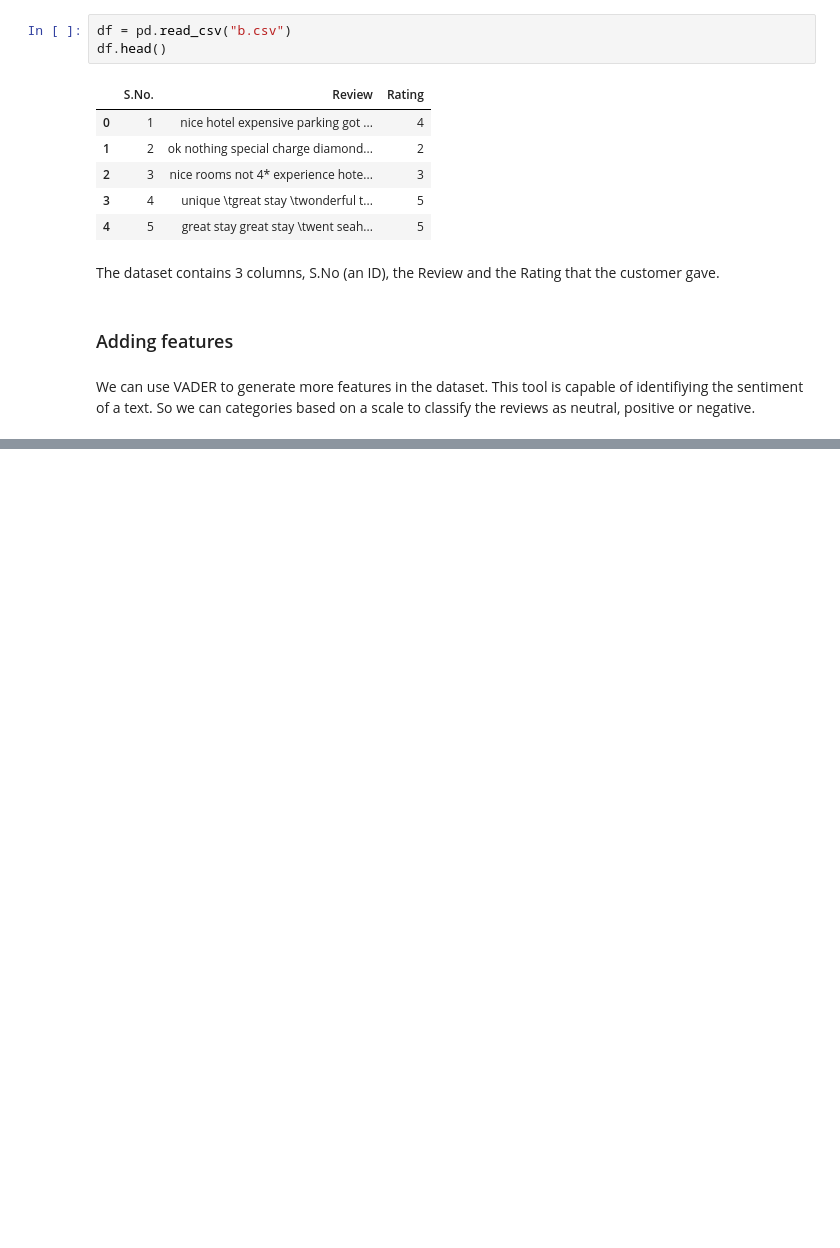
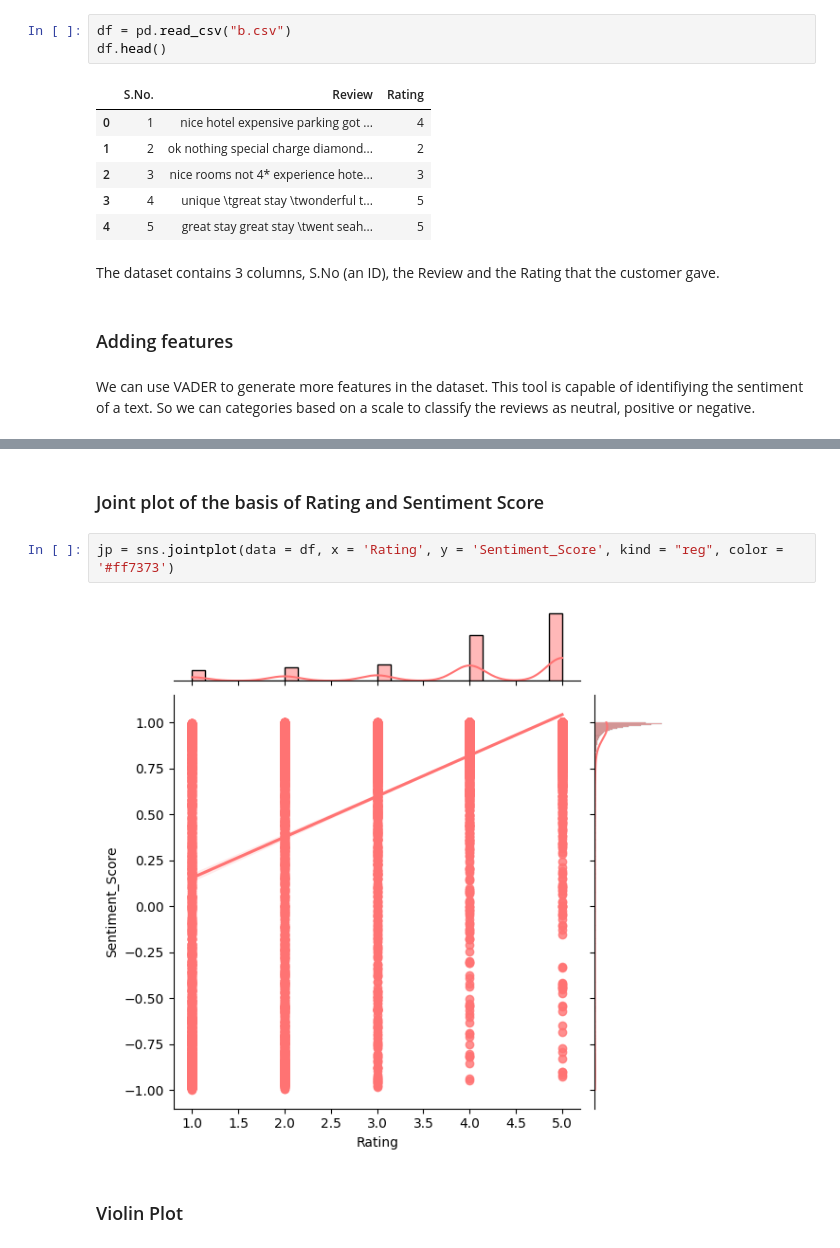
Before and after one commit to adrinoca/Tripadvisor-ML, a Jupyter notebook: tripadvisor_analysis.ipynb, the cells around one changed output, grey strips where cells are left out. Saved outputs shown, nothing was run; the diff lists cells and outputs as text; blank space fills up the shorter version.

```diff
--- a/tripadvisor_analysis.ipynb
+++ b/tripadvisor_analysis.ipynb
@@ -63,0 +144,8 @@ def get_sentiment(txt):
+# %% [markdown]
+### Joint plot of the basis of Rating and Sentiment Score
+# %%
+jp = sns.jointplot(data = df, x = 'Rating', y = 'Sentiment_Score', kind = "reg", color = '#ff7373')
+# %% [output]
+[figure, added]
+# %% [markdown]
+### Violin Plot
```
Also changed, not shown: parts of 16 cells of this notebook.
